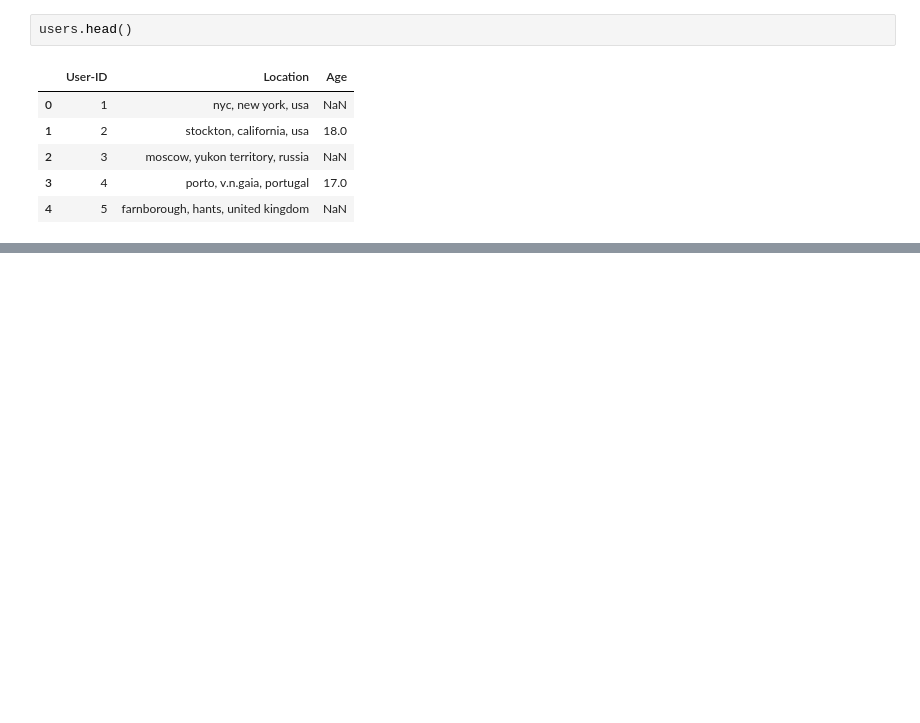
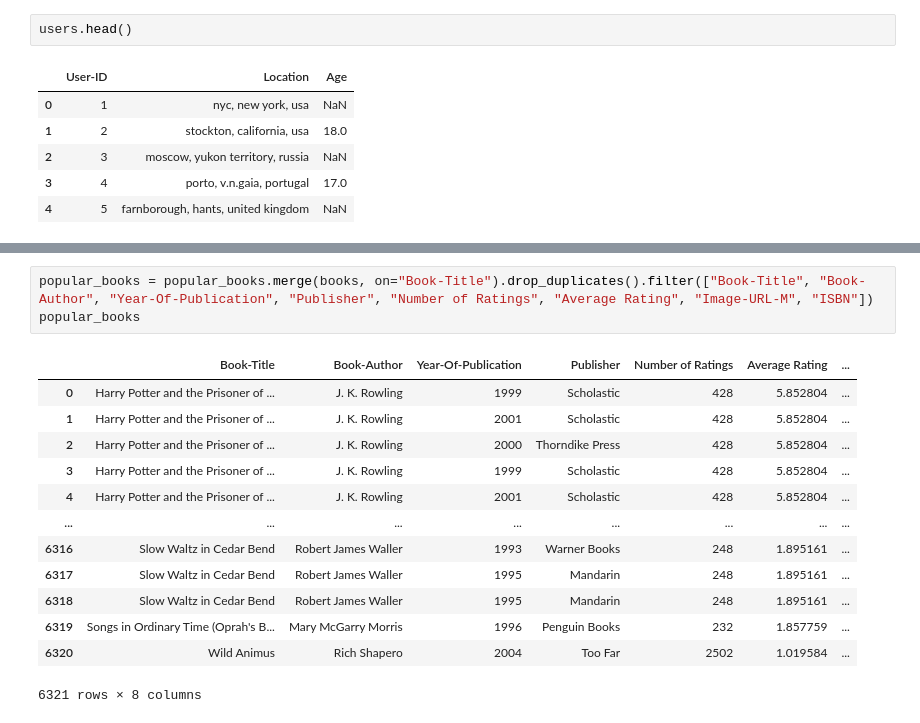
Before and after one commit to Mahad-Saffi/Books-Recommendation-System, a Jupyter notebook: booksRecommendationSystem.ipynb, the cells around one changed output, grey strips where cells are left out. Drawn from its saved outputs; the diff is of its cells as text; blank space fills up the shorter version.

```diff
--- a/booksRecommendationSystem.ipynb
+++ b/booksRecommendationSystem.ipynb
@@ -34,0 +145,17 @@ users.head()
+# %%
+popular_books = popular_books.merge(books, on="Book-Title").drop_duplicates().filter(["Book-Title", "Book-Author", "Year-Of-Publication", "Publisher", "Number of Ratings", "Average Rating", "Image-URL-M", "ISBN"])
+popular_books
+# %% [output]
+|  | Book-Title | Book-Author | Year-Of-Publication | Publisher | Number of Ratings | Average Rating | ... |
+| 0 | Harry Potter and the Prisoner of ... | J. K. Rowling | 1999 | Scholastic | 428 | 5.852804 | ... |
+| 1 | Harry Potter and the Prisoner of ... | J. K. Rowling | 2001 | Scholastic | 428 | 5.852804 | ... |
+| 2 | Harry Potter and the Prisoner of ... | J. K. Rowling | 2000 | Thorndike Press | 428 | 5.852804 | ... |
+| 3 | Harry Potter and the Prisoner of ... | J. K. Rowling | 1999 | Scholastic | 428 | 5.852804 | ... |
+| 4 | Harry Potter and the Prisoner of ... | J. K. Rowling | 2001 | Scholastic | 428 | 5.852804 | ... |
+| ... | ... | ... | ... | ... | ... | ... | ... |
+| 6316 | Slow Waltz in Cedar Bend | Robert James Waller | 1993 | Warner Books | 248 | 1.895161 | ... |
+| 6317 | Slow Waltz in Cedar Bend | Robert James Waller | 1995 | Mandarin | 248 | 1.895161 | ... |
+| 6318 | Slow Waltz in Cedar Bend | Robert James Waller | 1995 | Mandarin | 248 | 1.895161 | ... |
+| 6319 | Songs in Ordinary Time (Oprah's B... | Mary McGarry Morris | 1996 | Penguin Books | 232 | 1.857759 | ... |
+| 6320 | Wild Animus | Rich Shapero | 2004 | Too Far | 2502 | 1.019584 | ... |
+6321 rows × 8 columns
```
Also changed, not shown: parts of 12 cells of this notebook.
